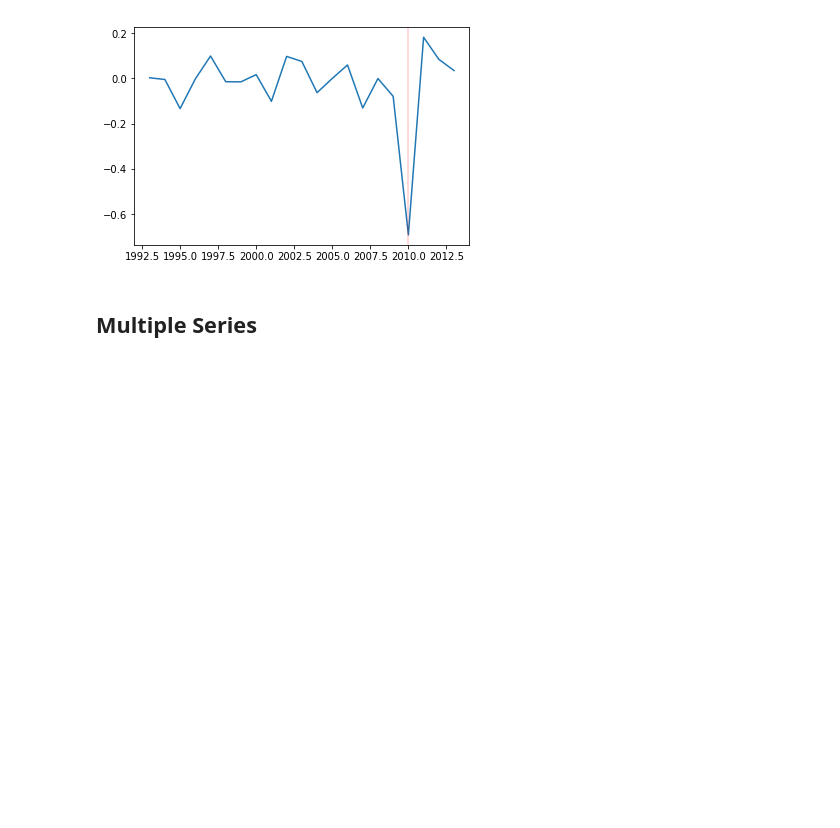
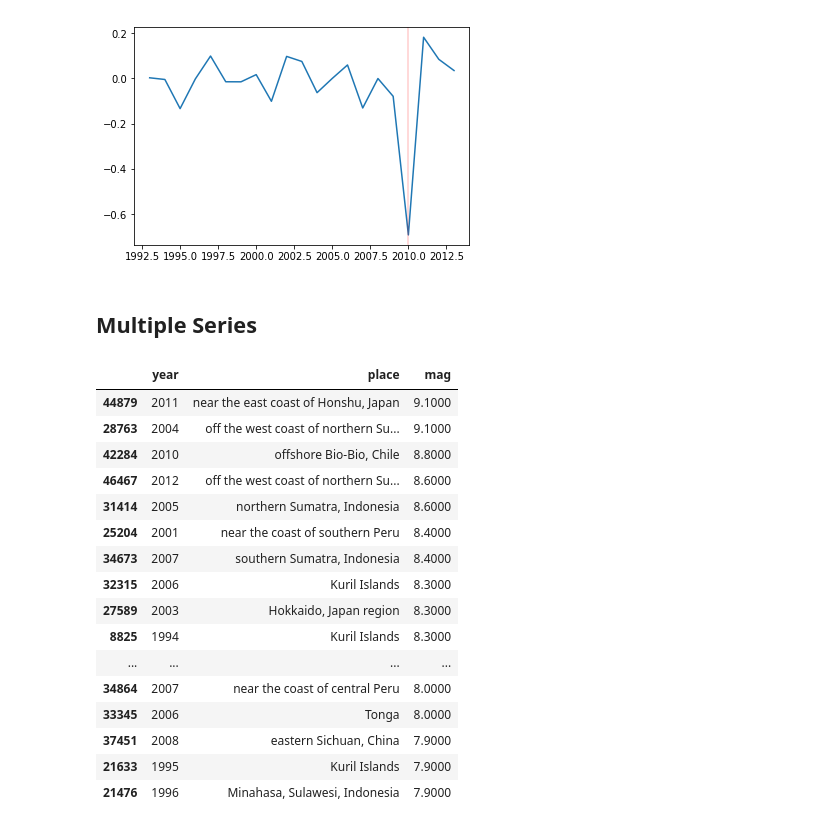
Before and after one commit to feliuserra/Luminosity, a Jupyter notebook: notebooks/data_exploration-series_loader_and_panel.ipynb, the cells around one changed output. Saved outputs shown, nothing was run; the diff lists cells and outputs as text; code cells hidden in the pictures; blank space fills up the shorter version.

Commit message:
Some cool stuff and first 'panel' regression

```diff
--- a/notebooks/data_exploration-series_loader_and_panel.ipynb
+++ b/notebooks/data_exploration-series_loader_and_panel.ipynb
@@ -2,11 +2,14 @@
 import glob
 import numpy as np
 import pandas as pd
+import xarray as xr
 import matplotlib.pyplot as plt
-from sklearn import svm
+from sklearn.linear_model import LinearRegression
+from sklearn.preprocessing import normalize
 from pandas.plotting import lag_plot, autocorrelation_plot
 %run ../src/models/section_series.py
 %matplotlib inline
+pd.options.display.float_format = '{:,.4f}'.format
 # %%
 series_loader = SectionSeriesLoader(
     img_shape=(200, 200),
@@ -88,3 +67,30 @@ earthquakes_sorted = earthquakes[['time', 'place', 'mag']].sort_values('mag', as
+# %%
+earthquakes = pd.read_csv('../data/raw/USGSEarthquakeHazards/USGSEarthquakeHazards.csv', index_col=0)
+earthquakes = earthquakes[abs(earthquakes['latitude']) < 62] # otherwise it get's malformed images
+earthquakes = earthquakes[abs(earthquakes['longitude']) < 177] # same here
+earthquakes['year'] = earthquakes['time'].apply(lambda x: int(x[:4]))
+earthquakes = earthquakes[earthquakes['year'] < 2013]
+earthquakes = earthquakes[earthquakes['year'] > 1993]
+earthquakes_sorted = earthquakes.sort_values('mag', ascending=False)
+earthquakes_sorted[['year','place','mag']].head(25)
+# %% [output]
+|  | year | place | mag |
+| 44879 | 2011 | near the east coast of Honshu, Japan | 9.1000 |
+| 28763 | 2004 | off the west coast of northern Su... | 9.1000 |
+| 42284 | 2010 | offshore Bio-Bio, Chile | 8.8000 |
+| 46467 | 2012 | off the west coast of northern Su... | 8.6000 |
+| 31414 | 2005 | northern Sumatra, Indonesia | 8.6000 |
+| 25204 | 2001 | near the coast of southern Peru | 8.4000 |
+| 34673 | 2007 | southern Sumatra, Indonesia | 8.4000 |
+| 32315 | 2006 | Kuril Islands | 8.3000 |
+| 27589 | 2003 | Hokkaido, Japan region | 8.3000 |
+| 8825 | 1994 | Kuril Islands | 8.3000 |
+| ... | ... | ... | ... |
+| 34864 | 2007 | near the coast of central Peru | 8.0000 |
+| 33345 | 2006 | Tonga | 8.0000 |
+| 37451 | 2008 | eastern Sichuan, China | 7.9000 |
+| 21633 | 1995 | Kuril Islands | 7.9000 |
+| 21476 | 1996 | Minahasa, Sulawesi, Indonesia | 7.9000 |
 # %%
 %run ../src/models/section_series.py
 target_coords_list = [{'lat': r[0],'lng': r[1]} for r
```
Also changed, not shown: parts of 15 cells of this notebook, 1 other file.
